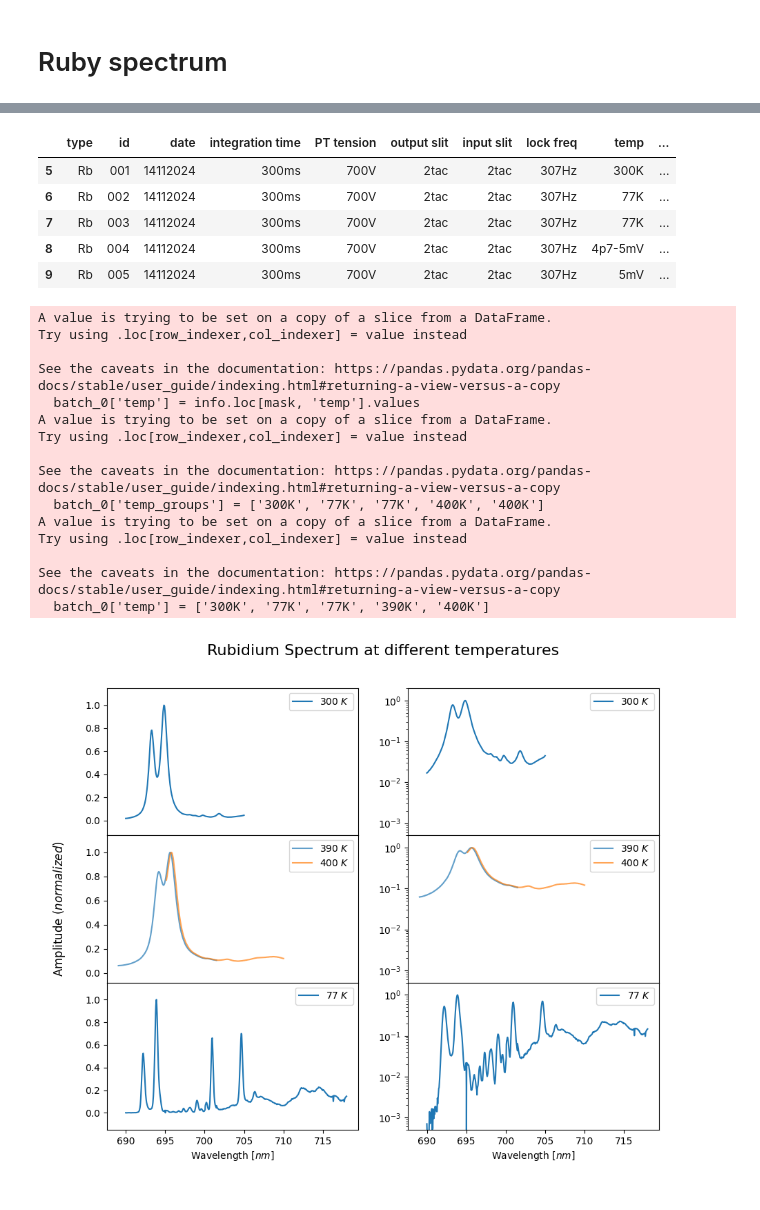
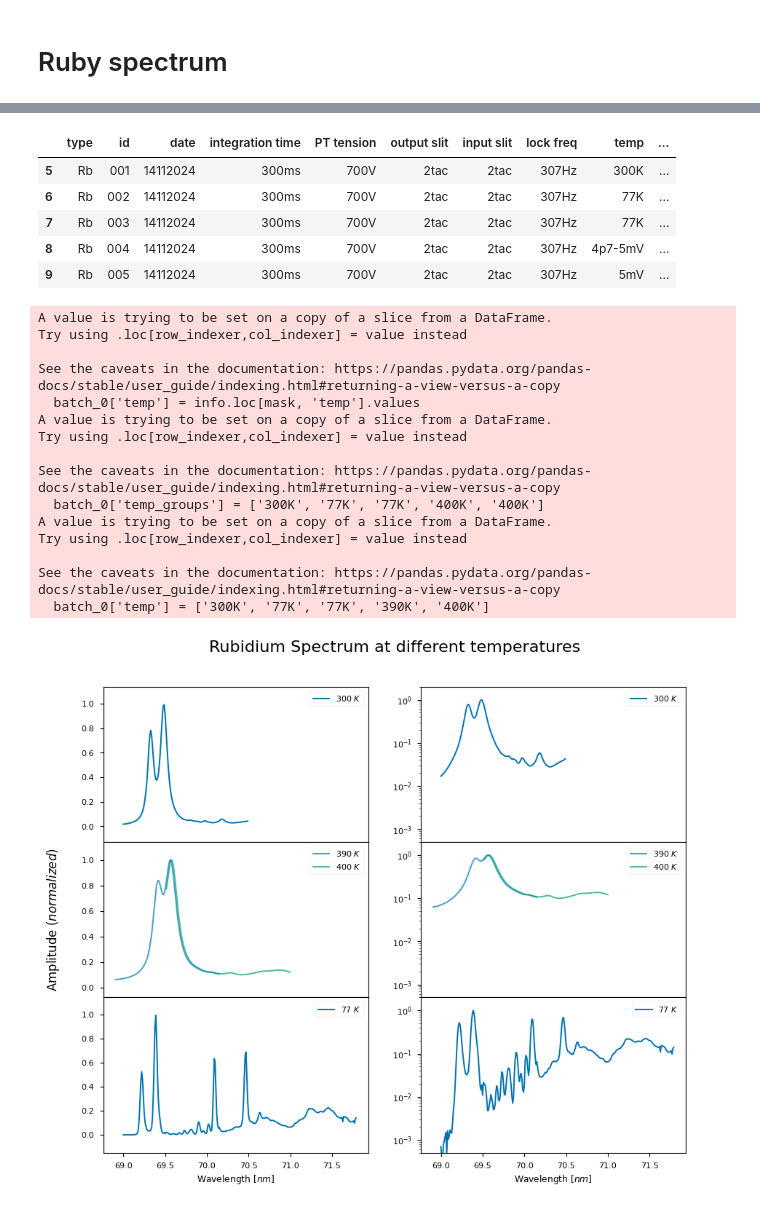
Before and after one commit to zar-hub/Lab_Materia_Condensata, a Jupyter notebook: SpettroRubino.ipynb, the cells around one changed output, grey strips where cells are left out. Saved outputs shown, nothing was run; the diff lists cells and outputs as text; code cells hidden in the pictures.

```diff
--- a/SpettroRubino.ipynb
+++ b/SpettroRubino.ipynb
@@ -115,7 +143,7 @@ def plot_interp_batch(batch, common_wl, common_mean):
     fig, axs = plt.subplots(2, 1, figsize=(7, 7))
     # inset
     inset = axs[0].inset_axes([0.4, 0.5, 0.5, 0.6])
-    inset.set_xlim(6980, 7030)
+    inset.set_xlim(698, 703)
     inset.set_ylim(0, .07)
     inset.set(yticks=[])
 
@@ -153,7 +181,7 @@ display(info[mask])
 batch_0 = batch_0.apply(normalize, ids = ['001', '002', '005'] ,  axis=1)
 batch_0 = batch_0.apply(normalize, ids = ['003', '004'] ,  axis=1, norm = 0.000179)
 
-common_wl = np.arange(6800, 7500, 0.1)
+common_wl = np.arange(680, 750, 0.1)
 common_mean = interpolate_batch(batch_0, common_wl)
 
 axs = plot_interp_batch(batch_0, common_wl, common_mean)
@@ -178,64 +206,65 @@ batch_0['temp_groups'] = ['300K', '77K', '77K', '400K', '400K']
 batch_0['temp'] = ['300K', '77K', '77K', '390K', '400K']
 ids = ['001', '002', '003', '004', '005']
 
-common_wl = np.arange(6900, 7200, 0.1)
+common_wl = np.arange(690, 720, 0.1)
+with plt.style.context(['seaborn-v0_8-colorblind', 'seaborn-v0_8-paper']):
+    fig, axs = plt.subplots(3, 2, figsize=(10, 8), sharex=True)
+    i = 0
+    for gid, group in batch_0.groupby('temp_groups'):
 
-fig, axs = plt.subplots(3, 2, figsize=(10, 8), sharex=True)
-i = 0
-for gid, group in batch_0.groupby('temp_groups'):
+        # normalize the group
+        group = group.apply(normalize, axis=1, ids = ids)
 
-    # normalize the group
-    group = group.apply(normalize, axis=1, ids = ids)
+        # interpolate the group
+        if gid == '400K':
+            group.apply(lambda x: axs[i, 0].plot(x['wl'] / 10, x['mean'], alpha=0.7,
+                                                label = r'${}\ K$'.format(x['temp'][:-1])), axis=1)
+            group.apply(lambda x: axs[i, 1].plot(x['wl'] / 10, x['mean'], alpha=0.7,
+                                                label = r'${}\ K$'.format(x['temp'][:-1])), axis=1)
+        else:
+            label = r'${}\ K$'.format(gid[:-1])
+            common_mean = interpolate_batch(group, common_wl)
+            # plot
+            mask = common_mean > 0
+            axs[i, 0].plot(common_wl[mask] / 10, common_mean[mask], label=label)
+            axs[i, 1].plot(common_wl[mask] / 10, common_mean[mask], label=label)
 
-    # interpolate the group
-    if gid == '400K':
-        group.apply(lambda x: axs[i, 0].plot(x['wl'] / 10, x['mean'], alpha=0.7,
-                                             label = r'${}\ K$'.format(x['temp'][:-1])), axis=1)
-        group.apply(lambda x: axs[i, 1].plot(x['wl'] / 10, x['mean'], alpha=0.7,
-                                             label = r'${}\ K$'.format(x['temp'][:-1])), axis=1)
-    else:
-        label = r'${}\ K$'.format(gid[:-1])
-        common_mean = interpolate_batch(group, common_wl)
-        # plot
-        mask = common_mean > 0
-        axs[i, 0].plot(common_wl[mask] / 10, common_mean[mask], label=label)
-        axs[i, 1].plot(common_wl[mask] / 10, common_mean[mask], label=label)
+        axs[i, 0].margins(y=0.15)
+        axs[i, 1].set_ylim(5e-4, 2)
+        axs[i, 1].set_yticks([1e-3, 1e-2, 1e-1, 1])
+        axs[i, 1].margins(y=0.15)
+        axs[i, 1].set_yscale('log')
+        i = i + 1
 
-    axs[i, 0].margins(y=0.15)
-    axs[i, 1].set_ylim(5e-4, 2)
-    axs[i, 1].set_yticks([1e-3, 1e-2, 1e-1, 1])
-    axs[i, 1].margins(y=0.15)
-    axs[i, 1].set_yscale('log')
-    i = i + 1
+    fig.subplots_adjust(hspace=0, left=0.1, right=0.9, top=0.9, bottom=0.1)
+    fig.supylabel('Amplitude $(normalized)$')
+    fig.suptitle('Rubidium Spectrum at different temperatures', fontsize=16)
 
-fig.subplots_adjust(hspace=0, left=0.1, right=0.9, top=0.9, bottom=0.1)
-fig.supylabel('Amplitude $(normalized)$')
-fig.suptitle('Rubidium Spectrum at different temperatures', fontsize=16)
-
-# common_mean = interpolate_batch(batch_0, common_wl)
-for ax in axs.flat:
-    ax.set_xlabel('Wavelength $[nm]$')
-    ax.legend()
+    # common_mean = interpolate_batch(batch_0, common_wl)
+    for ax in axs.flat:
+        ax.set_xlabel('Wavelength $[nm]$')
+        ax.legend()
+    plt.show()
 # %% [output]
 |  | type | id | date | integration time | PT tension | output slit | input slit | lock freq | temp | ... |
 | 5 | Rb | 001 | 14112024 | 300ms | 700V | 2tac | 2tac | 307Hz | 300K | ... |
 | 6 | Rb | 002 | 14112024 | 300ms | 700V | 2tac | 2tac | 307Hz | 77K | ... |
 | 7 | Rb | 003 | 14112024 | 300ms | 700V | 2tac | 2tac | 307Hz | 77K | ... |
 | 8 | Rb | 004 | 14112024 | 300ms | 700V | 2tac | 2tac | 307Hz | 4p7-5mV | ... |
 | 9 | Rb | 005 | 14112024 | 300ms | 700V | 2tac | 2tac | 307Hz | 5mV | ... |
 A value is trying to be set on a copy of a slice from a DataFrame.
 Try using .loc[row_indexer,col_indexer] = value instead
 
 See the caveats in the documentation: https://pandas.pydata.org/pandas-docs/stable/user_guide/indexing.html#returning-a-view-versus-a-copy
   batch_0['temp'] = info.loc[mask, 'temp'].values
 A value is trying to be set on a copy of a slice from a DataFrame.
 Try using .loc[row_indexer,col_indexer] = value instead
 
 See the caveats in the documentation: https://pandas.pydata.org/pandas-docs/stable/user_guide/indexing.html#returning-a-view-versus-a-copy
   batch_0['temp_groups'] = ['300K', '77K', '77K', '400K', '400K']
 A value is trying to be set on a copy of a slice from a DataFrame.
 Try using .loc[row_indexer,col_indexer] = value instead
 
 See the caveats in the documentation: https://pandas.pydata.org/pandas-docs/stable/user_guide/indexing.html#returning-a-view-versus-a-copy
   batch_0['temp'] = ['300K', '77K', '77K', '390K', '400K']
-[figure, old version]
+[figure, new version]
```
Also changed, not shown: parts of 10 cells of this notebook, 3 other files.
